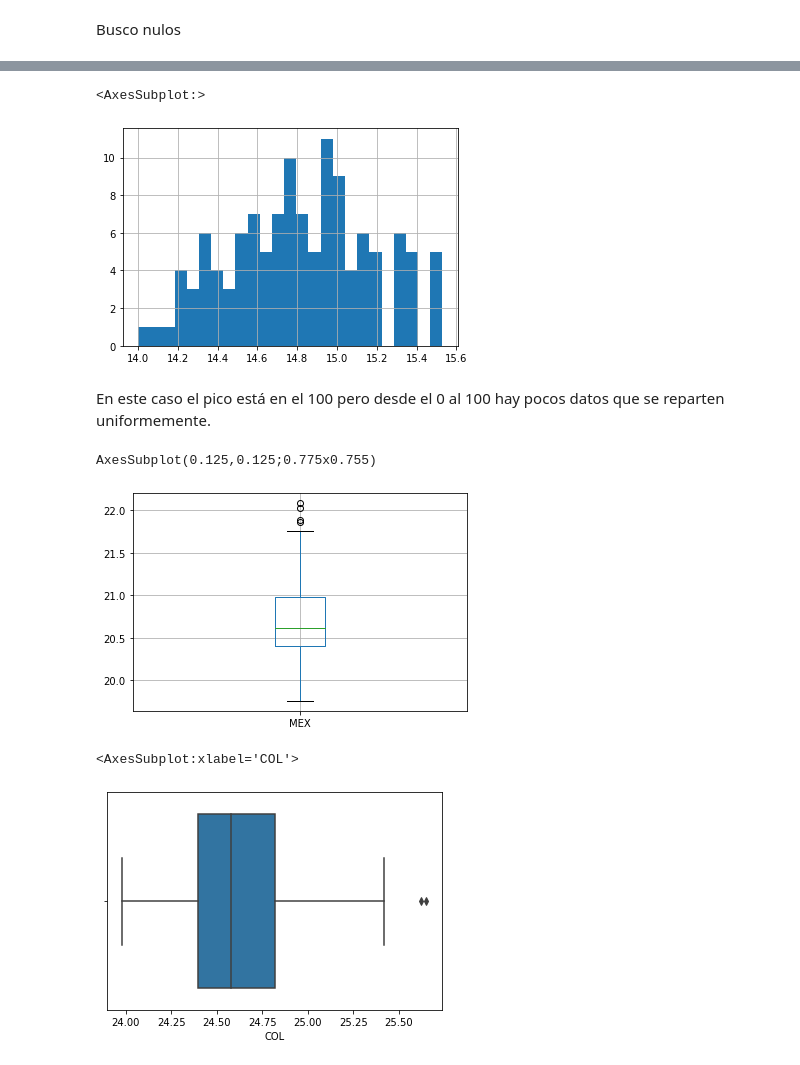
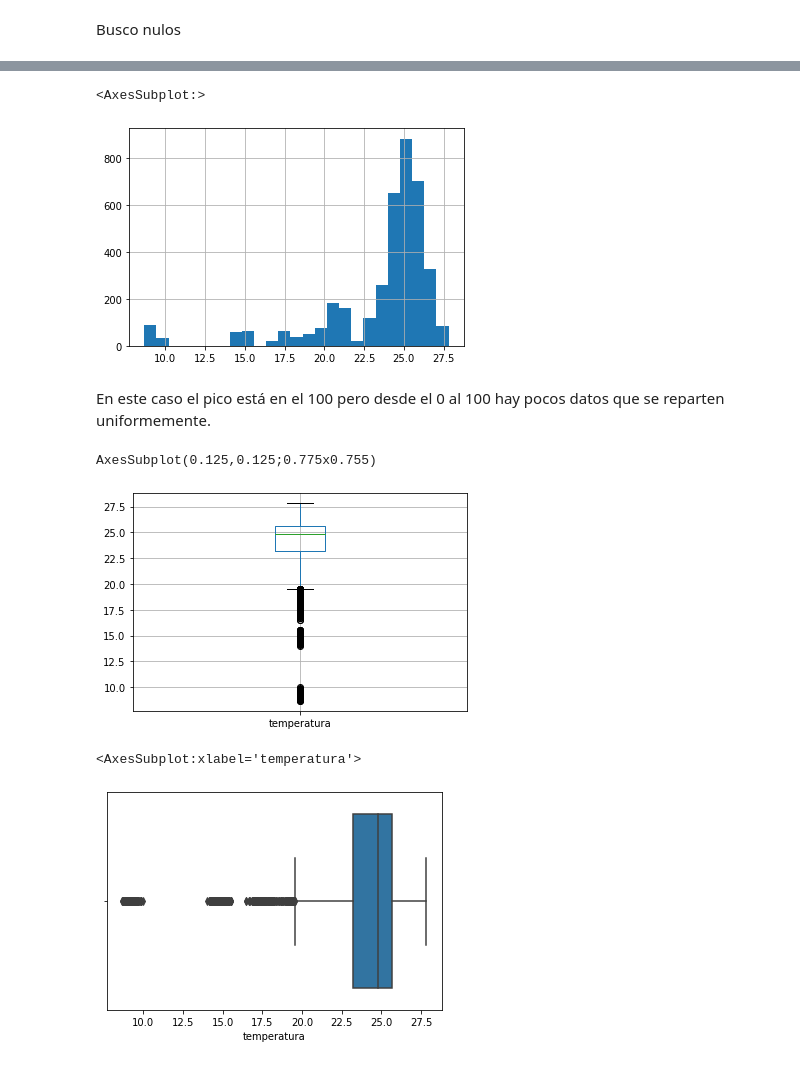
Before and after one commit to jalilpablo/Comision_Latinoamericana, a Jupyter notebook: EDA temperatures.ipynb, the cells around one changed output, grey strips where cells are left out. Cells and saved outputs as stored; diff of their text form; code cells hidden in the pictures.

```diff
--- a/EDA temperatures.ipynb
+++ b/EDA temperatures.ipynb
@@ -89,19 +62,19 @@ VEN    0
 dtype: int64
 # %%
-df['ARG'].hist(bins=25)
+df['temperatura'].hist(bins=25)
 # %% [output]
 <AxesSubplot:>
-[figure, old version]
+[figure, new version]
 # %% [markdown]
 En este caso el pico está en el 100 pero desde el 0 al 100 hay pocos datos que se reparten uniformemente.
 # %%
-print(df.boxplot(column='MEX'))
+print(df.boxplot(column='temperatura'))
 # %% [output]
 AxesSubplot(0.125,0.125;0.775x0.755)
-[figure, old version]
+[figure, new version]
 # %%
-sns.boxplot(x=df['COL'])
+sns.boxplot(x=df['temperatura'])
 # %% [output]
-<AxesSubplot:xlabel='COL'>
+<AxesSubplot:xlabel='temperatura'>
-[figure, old version]
+[figure, new version]
 # %%
```
Also changed, not shown: parts of 8 cells of this notebook.
